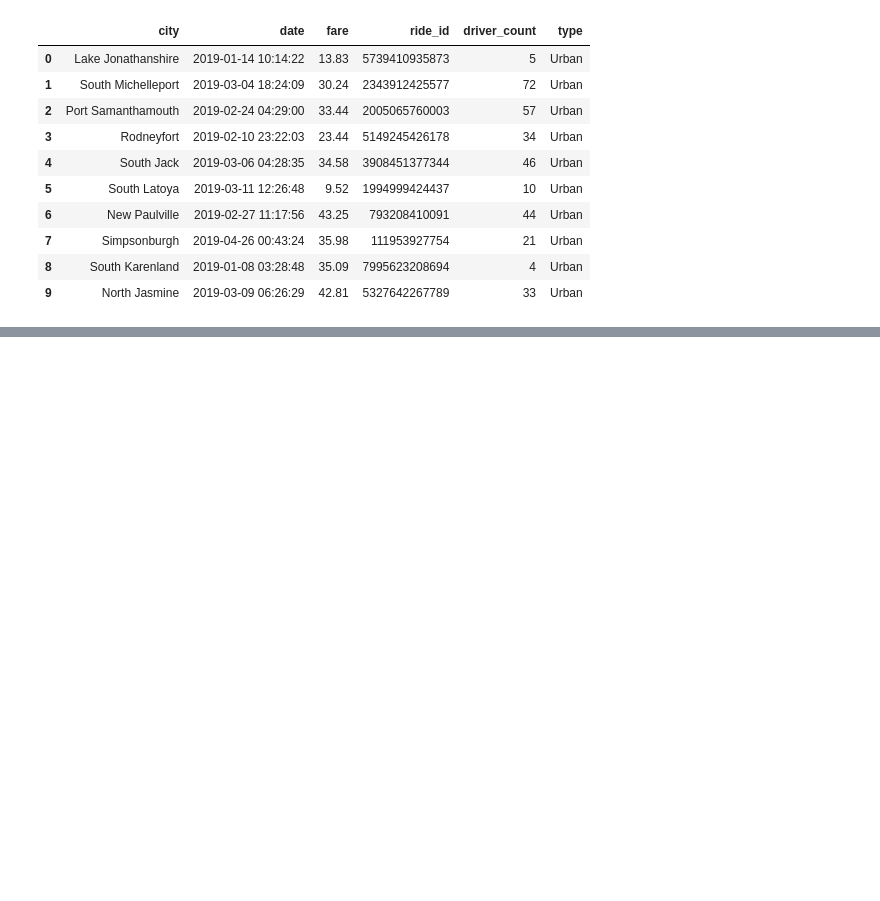
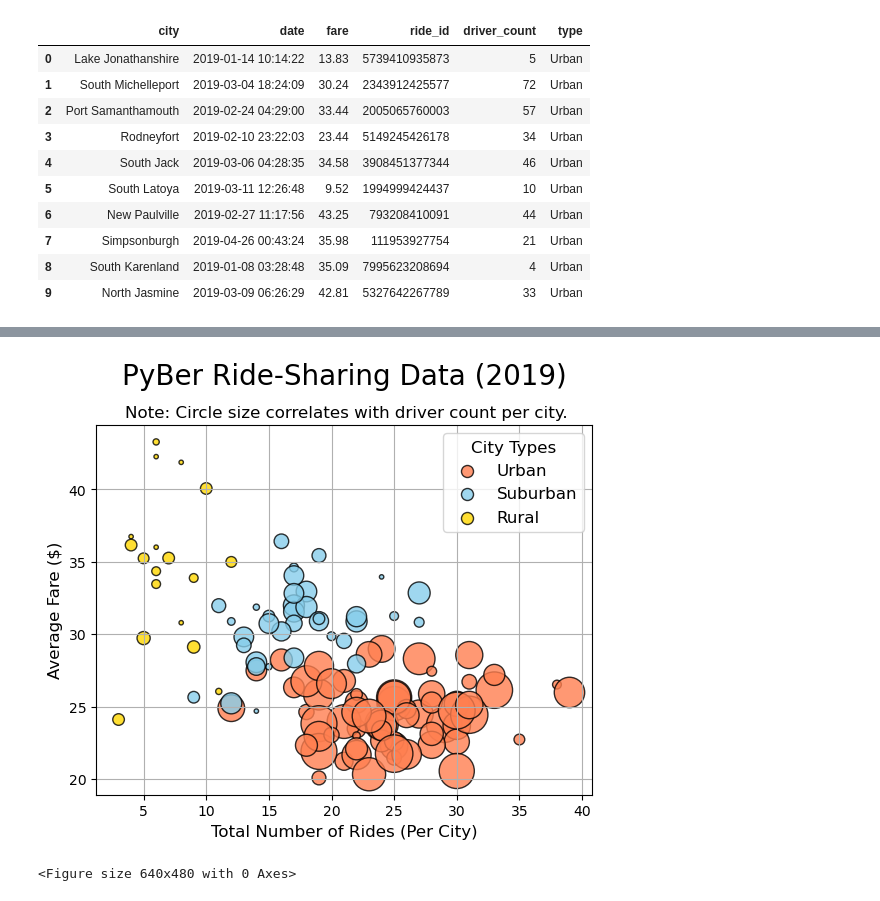
Before and after one commit to merigalstyan/PyBer_Analysis, a Jupyter notebook: PyBer.ipynb, the cells around one changed output, grey strips where cells are left out. Saved outputs shown, nothing was run; the diff lists cells and outputs as text; code cells hidden in the pictures; blank space fills up the shorter version.

```diff
--- a/PyBer.ipynb
+++ b/PyBer.ipynb
@@ -123,0 +269,36 @@ pyber_df.head(10)
+# %%
+# Add the scatter charts for each type of city.
+plt.scatter(urban_city_count,average_urban,s=10*urban_drivers,
+            linewidths=1,edgecolor="k",c="coral",
+           alpha = 0.8, label = "Urban")
+
+plt.scatter(suburban_city_count,average_suburban,
+            s=10*suburban_drivers, linewidths=1,
+           edgecolor = "k", c="skyblue", alpha = 0.8,
+            label = "Suburban" )
+
+plt.scatter(rural_city_count, average_rural,
+            s=10*rural_drivers, label="Rural",
+           edgecolor = "k", c="gold", linewidths=1,
+            alpha = 0.8)
+
+# Incorporate the other graph properties
+plt.title("PyBer Ride-Sharing Data (2019)\n", fontsize=20)
+plt.ylabel("Average Fare ($)", fontsize=12)
+plt.xlabel("Total Number of Rides (Per City)", fontsize=12)
+plt.grid(True)
+
+# Create a legend
+lgnd = plt.legend(fontsize="12", mode="Expanded",
+         scatterpoints=1, loc="best", title="City Types")
+lgnd.legendHandles[0]._sizes = [75]
+lgnd.legendHandles[1]._sizes = [75]
+lgnd.legendHandles[2]._sizes = [75]
+lgnd.get_title().set_fontsize(12)
+# Incorporate a text label about circle size.
+plt.text(3.5, 45, "Note: Circle size correlates with driver count per city.", fontsize="12")
+# Show the plot
+plt.show()
+# %% [output]
+[figure, added]
+<Figure size 640x480 with 0 Axes>
```
Also changed, not shown: parts of 15 cells of this notebook.
